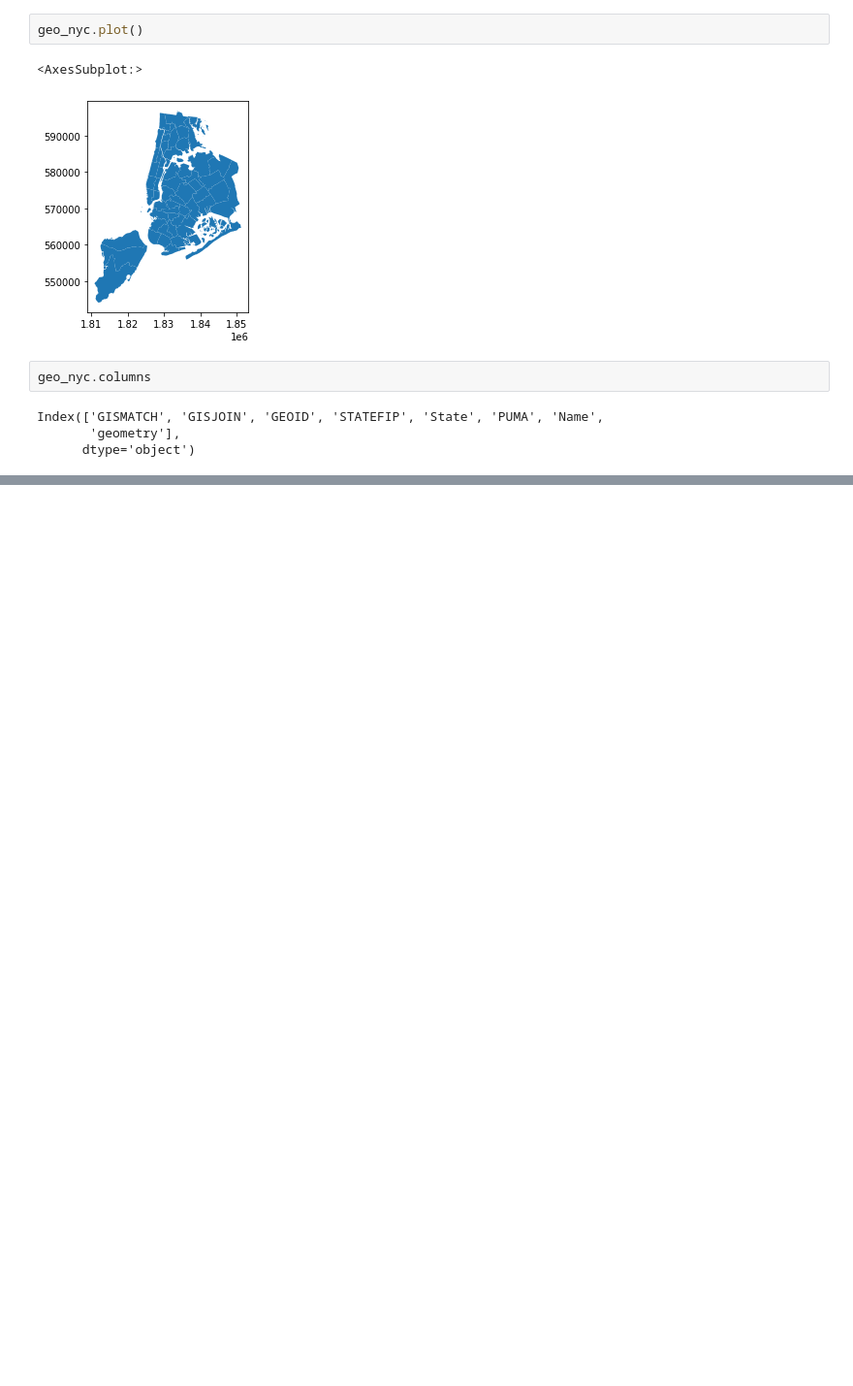
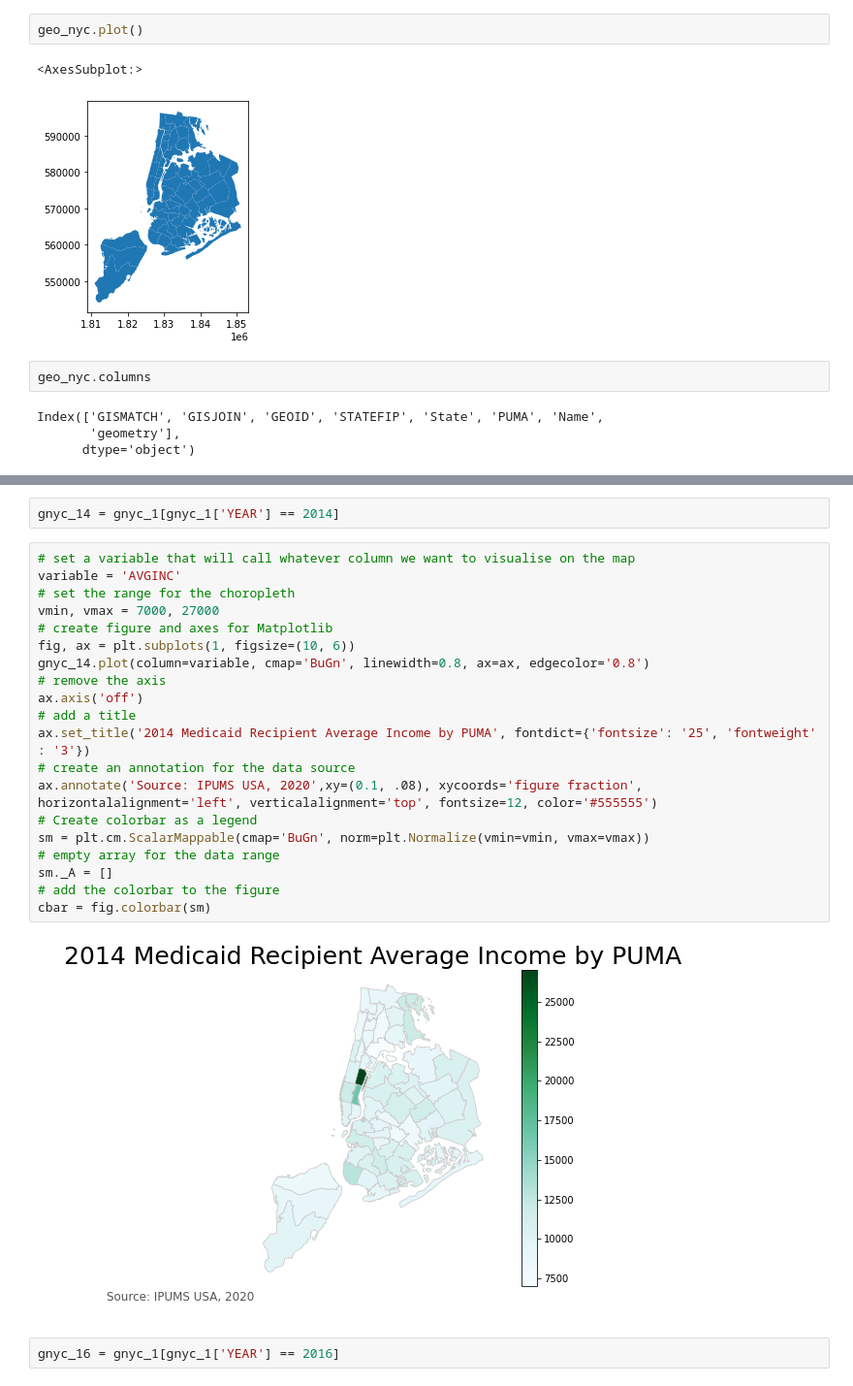
Before and after one commit to mspp-data-studio-2021/Ariel_Medex, a Jupyter notebook: Map Visualizations.ipynb, the cells around one changed output, grey strips where cells are left out. Shown at 97% size. Drawn from its saved outputs; the diff is of its cells as text; blank space fills up the shorter version.

```diff
--- a/Map Visualizations.ipynb
+++ b/Map Visualizations.ipynb
@@ -229,0 +242,26 @@ gnyc_09.plot(column=variable, cmap='BuGn', linewidth=0.8, ax=ax, edgecolor='0.8'
+# %%
+gnyc_14 = gnyc_1[gnyc_1['YEAR'] == 2014]
+# %%
+# set a variable that will call whatever column we want to visualise on the map
+variable = 'AVGINC'
+# set the range for the choropleth
+vmin, vmax = 7000, 27000
+# create figure and axes for Matplotlib
+fig, ax = plt.subplots(1, figsize=(10, 6))
+gnyc_14.plot(column=variable, cmap='BuGn', linewidth=0.8, ax=ax, edgecolor='0.8')
+# remove the axis
+ax.axis('off')
+# add a title
+ax.set_title('2014 Medicaid Recipient Average Income by PUMA', fontdict={'fontsize': '25', 'fontweight' : '3'})
+# create an annotation for the data source
+ax.annotate('Source: IPUMS USA, 2020',xy=(0.1, .08), xycoords='figure fraction', horizontalalignment='left', verticalalignment='top', fontsize=12, color='#555555')
+# Create colorbar as a legend
+sm = plt.cm.ScalarMappable(cmap='BuGn', norm=plt.Normalize(vmin=vmin, vmax=vmax))
+# empty array for the data range
+sm._A = []
+# add the colorbar to the figure
+cbar = fig.colorbar(sm)
+# %% [output]
+[figure, added]
+# %%
+gnyc_16 = gnyc_1[gnyc_1['YEAR'] == 2016]
```
Also changed, not shown: parts of 28 cells of this notebook, 1 other file.
